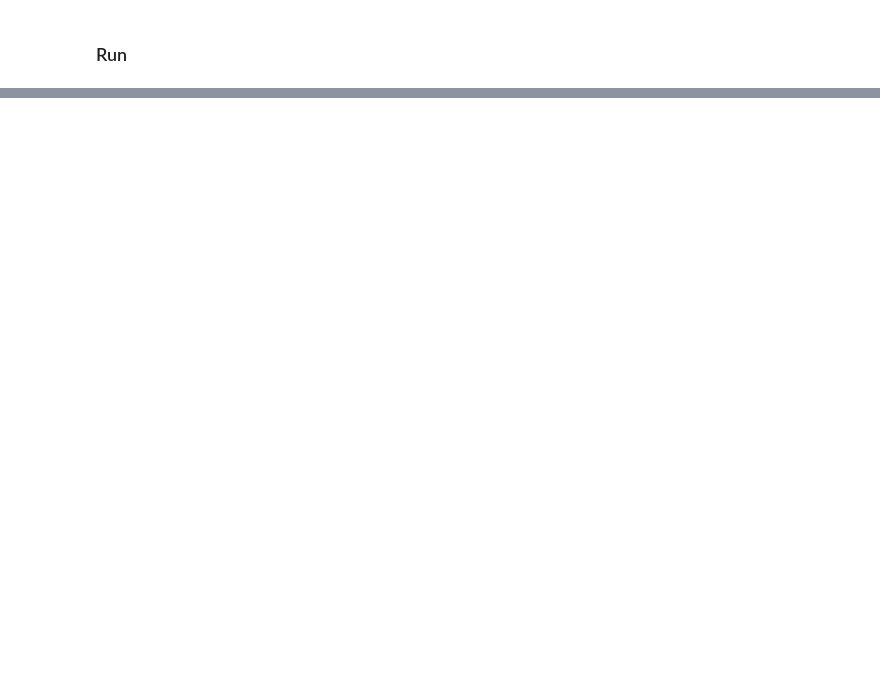
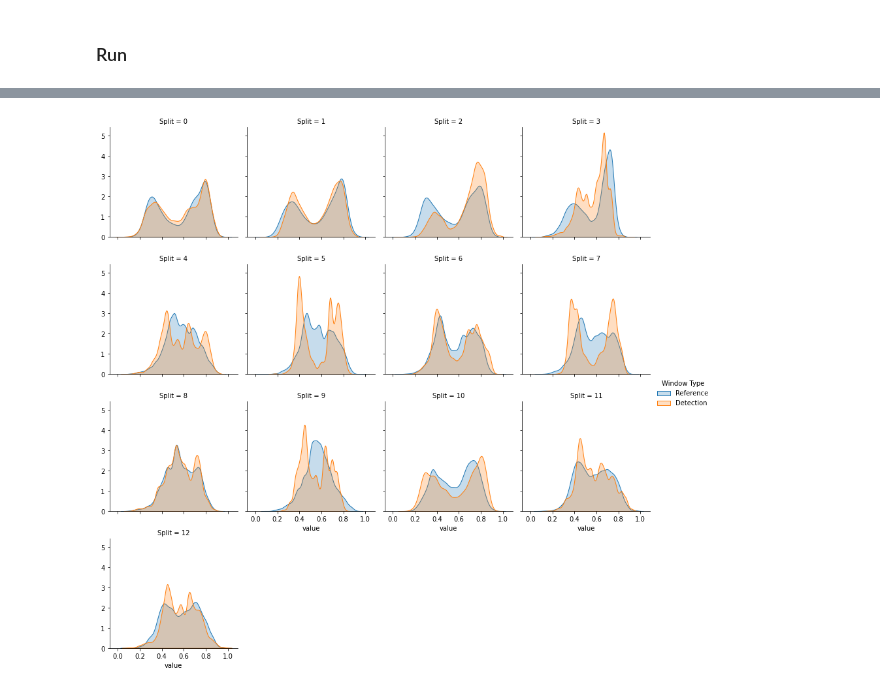
Before and after one commit to fastforwardlabs/concept-drift, a Jupyter notebook: notebooks/Covtype_experiment_dev.ipynb, the cells around one changed output, grey strips where cells are left out. Saved outputs shown, nothing was run; the diff lists cells and outputs as text; code cells hidden in the pictures; blank space fills up the shorter version.

```diff
--- a/notebooks/Covtype_experiment_dev.ipynb
+++ b/notebooks/Covtype_experiment_dev.ipynb
@@ -129,0 +154,5 @@ plot_response_distributions_bysplit(sqsi_mr)
+# %%
+# @ k = 5
+plot_response_distributions_bysplit(sqsi_mr)
+# %% [output]
+[figure, added]
```
Also changed, not shown: parts of 51 cells of this notebook, 2 other files.
